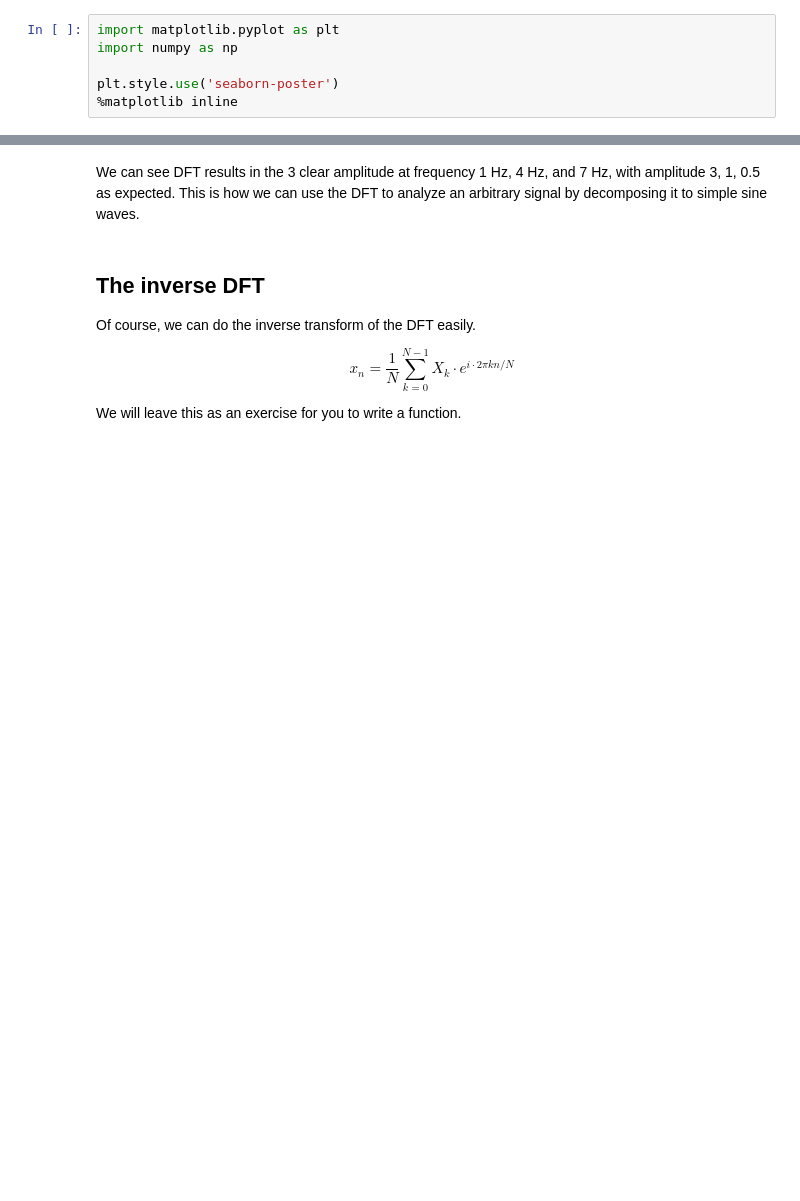
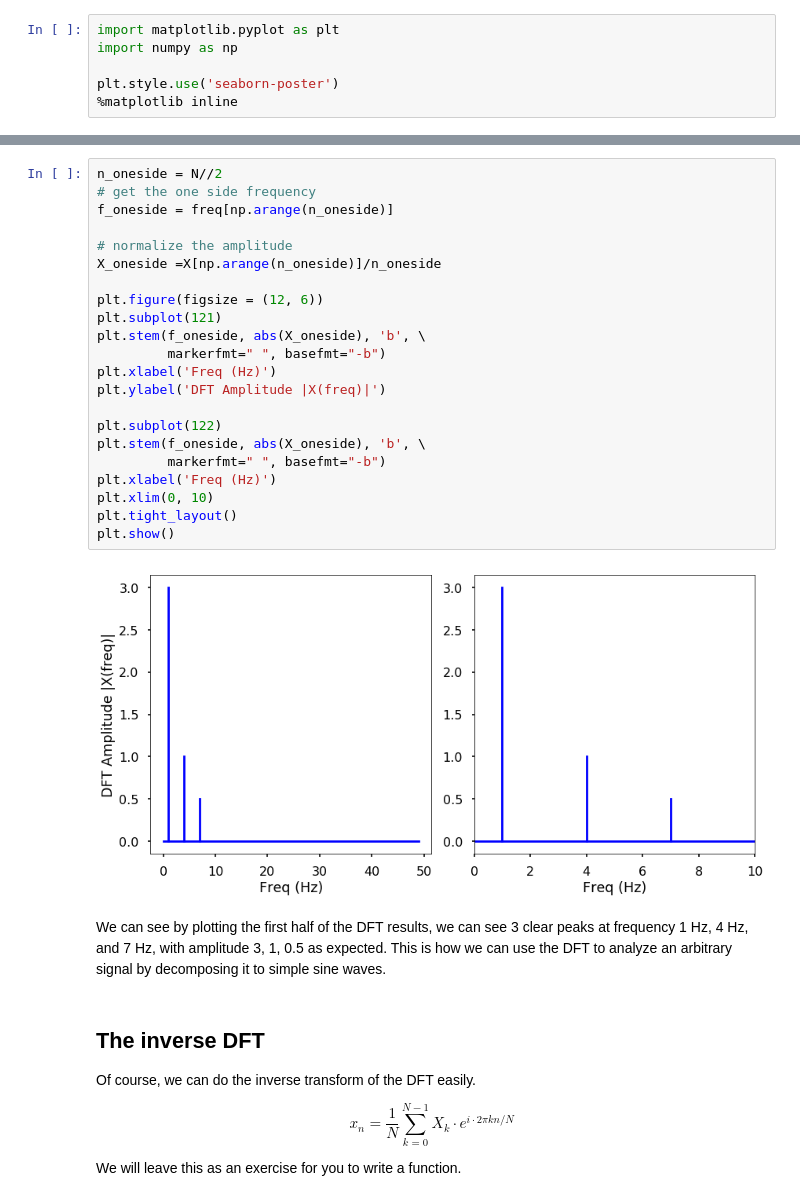
Before and after one commit to qingkaikong/E7-Textbook, a Jupyter notebook: notebooks/chapter24.02-Discrete-Fourier-Transform.ipynb, the cells around one changed output, grey strips where cells are left out. Saved outputs shown, nothing was run; the diff lists cells and outputs as text; blank space fills up the shorter version.

```diff
--- a/notebooks/chapter24.02-Discrete-Fourier-Transform.ipynb
+++ b/notebooks/chapter24.02-Discrete-Fourier-Transform.ipynb
@@ -126,5 +121,29 @@ plt.xlim(0, 10)
+# %%
+n_oneside = N//2
+# get the one side frequency
+f_oneside = freq[np.arange(n_oneside)]
+
+# normalize the amplitude
+X_oneside =X[np.arange(n_oneside)]/n_oneside
+
+plt.figure(figsize = (12, 6))
+plt.subplot(121)
+plt.stem(f_oneside, abs(X_oneside), 'b', \
+         markerfmt=" ", basefmt="-b")
+plt.xlabel('Freq (Hz)')
+plt.ylabel('DFT Amplitude |X(freq)|')
+
+plt.subplot(122)
+plt.stem(f_oneside, abs(X_oneside), 'b', \
+         markerfmt=" ", basefmt="-b")
+plt.xlabel('Freq (Hz)')
+plt.xlim(0, 10)
+plt.tight_layout()
+plt.show()
+# %% [output]
+[figure, added]
 # %% [markdown]
-We can see DFT results in the 3 clear amplitude at frequency 1 Hz, 4 Hz, and 7 Hz, with amplitude 3, 1, 0.5 as expected. This is how we can use the DFT to analyze an arbitrary signal by decomposing it to simple sine waves.
+We can see by plotting the first half of the DFT results, we can see 3 clear peaks at frequency 1 Hz, 4 Hz, and 7 Hz, with amplitude 3, 1, 0.5 as expected. This is how we can use the DFT to analyze an arbitrary signal by decomposing it to simple sine waves.
 # %% [markdown]
 ## The inverse DFT
 
```
Also changed, not shown: parts of 9 cells of this notebook.
